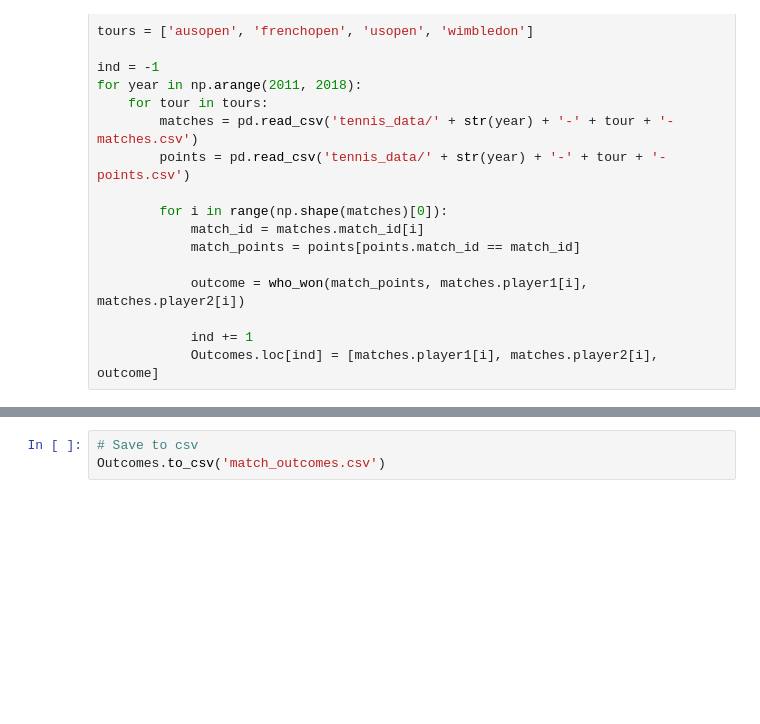
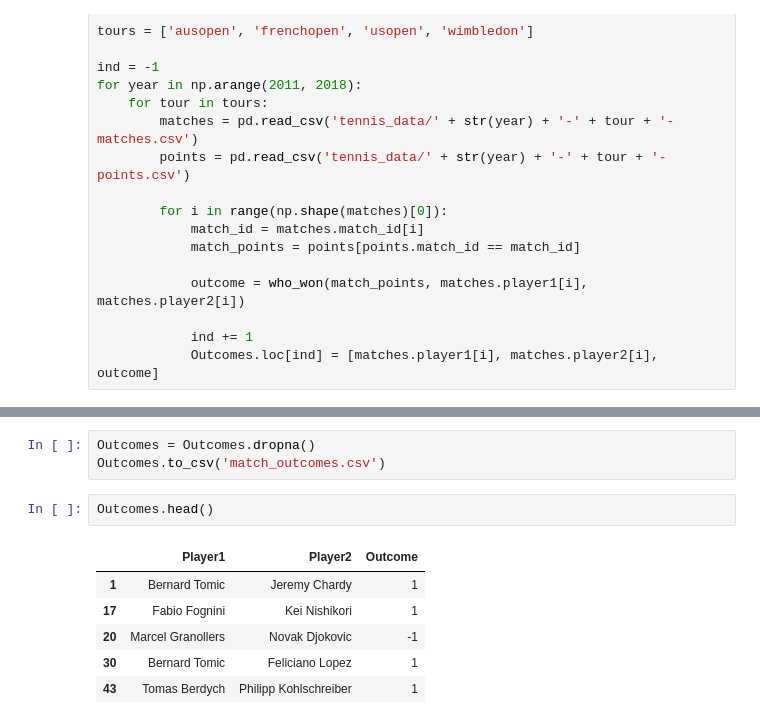
Before and after one commit to JohnOnt/Tennis_Classification, a Jupyter notebook: eda.ipynb, the cells around one changed output, grey strips where cells are left out. Drawn from its saved outputs; the diff is of its cells as text; blank space fills up the shorter version.

```diff
--- a/eda.ipynb
+++ b/eda.ipynb
@@ -217,3 +235,12 @@ for year in np.arange(2011, 2018):
 # %%
-# Save to csv
+Outcomes = Outcomes.dropna()
 Outcomes.to_csv('match_outcomes.csv')
+# %%
+Outcomes.head()
+# %% [output]
+|  | Player1 | Player2 | Outcome |
+| 1 | Bernard Tomic | Jeremy Chardy | 1 |
+| 17 | Fabio Fognini | Kei Nishikori | 1 |
+| 20 | Marcel Granollers | Novak Djokovic | -1 |
+| 30 | Bernard Tomic | Feliciano Lopez | 1 |
+| 43 | Tomas Berdych | Philipp Kohlschreiber | 1 |
```
Also changed, not shown: parts of 6 cells of this notebook, 6 other files.
